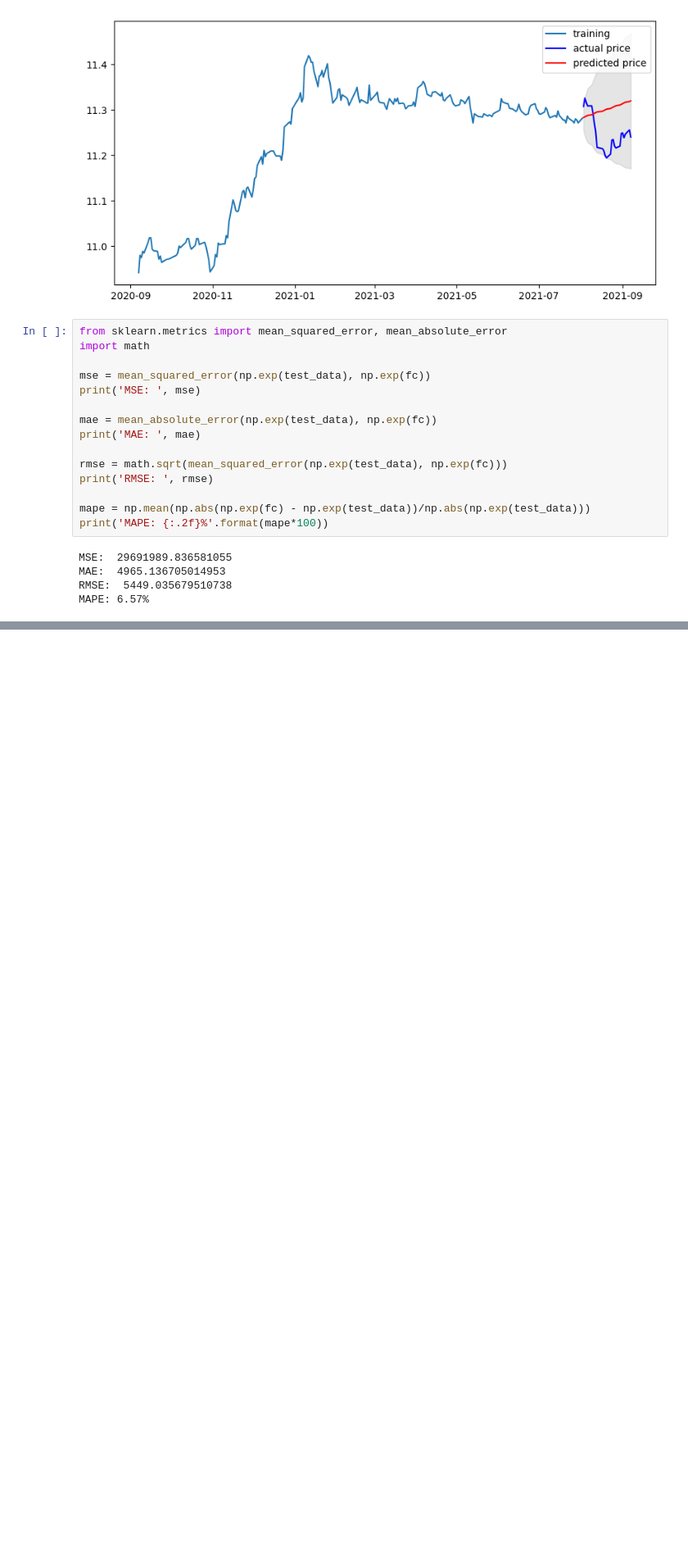
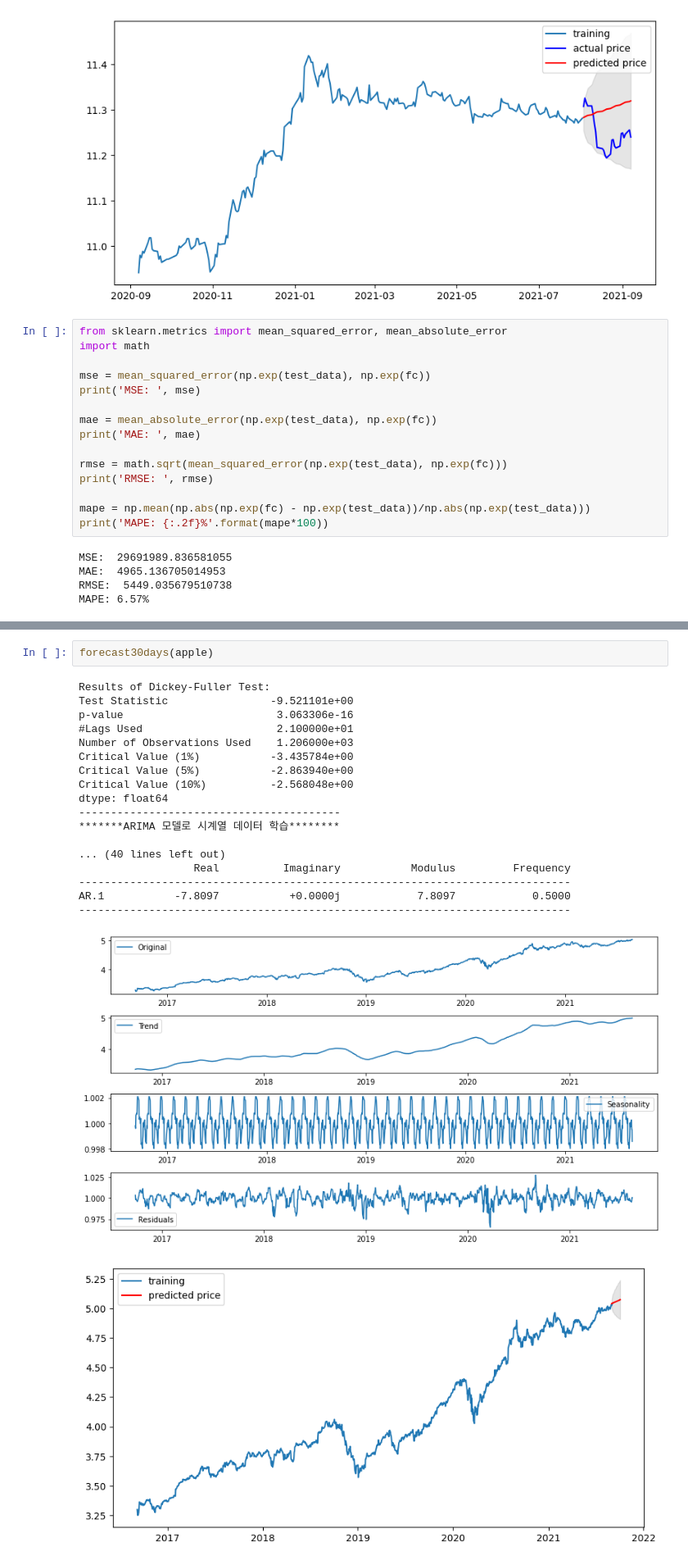
Before and after one commit to minji2744/AIFFEL, a Jupyter notebook: E14/E14.ipynb, the cells around one changed output, grey strips where cells are left out. Shown at 82% size. Saved outputs shown, nothing was run; the diff lists cells and outputs as text; blank space fills up the shorter version.

```diff
--- a/E14/E14.ipynb
+++ b/E14/E14.ipynb
@@ -294,0 +439,22 @@ MAPE: 6.57%
+# %%
+forecast30days(apple)
+# %% [output]
+Results of Dickey-Fuller Test:
+Test Statistic                -9.521101e+00
+p-value                        3.063306e-16
+#Lags Used                     2.100000e+01
+Number of Observations Used    1.206000e+03
+Critical Value (1%)           -3.435784e+00
+Critical Value (5%)           -2.863940e+00
+Critical Value (10%)          -2.568048e+00
+dtype: float64
+-----------------------------------------
+*******ARIMA 모델로 시계열 데이터 학습********
+
+... (40 lines left out)
+                  Real          Imaginary           Modulus         Frequency
+-----------------------------------------------------------------------------
+AR.1           -7.8097           +0.0000j            7.8097            0.5000
+-----------------------------------------------------------------------------
+[figure, added]
+[figure, added]
```
Also changed, not shown: parts of 16 cells of this notebook.
